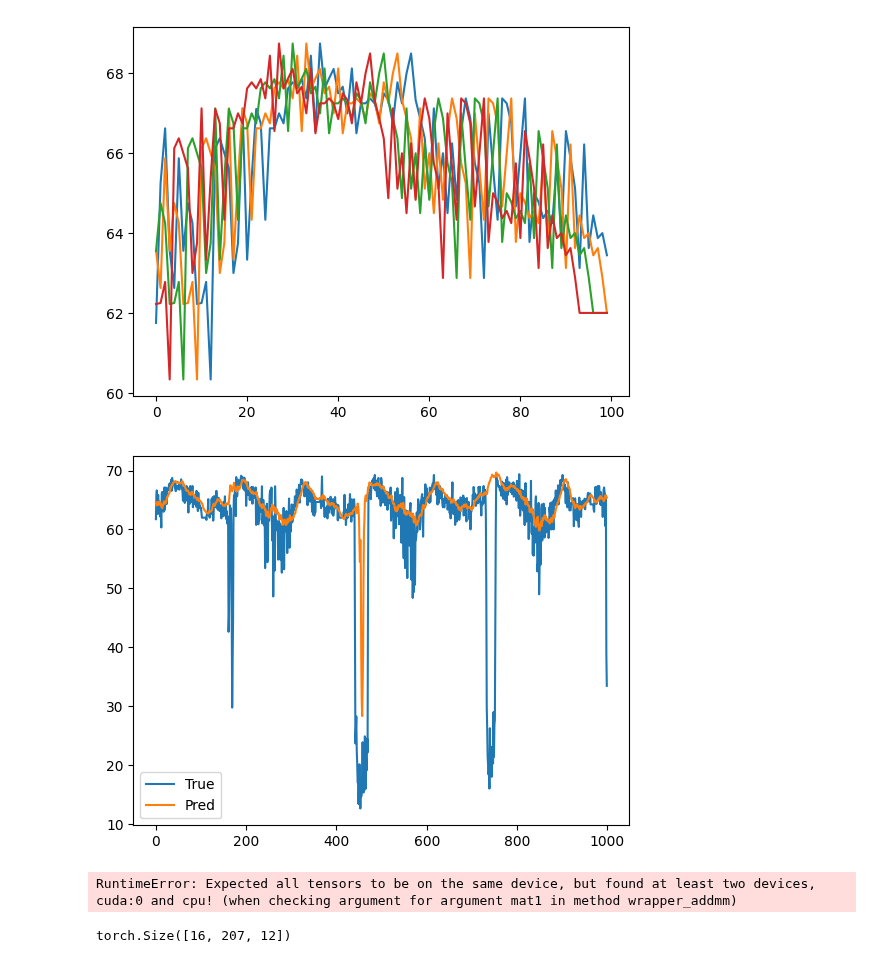
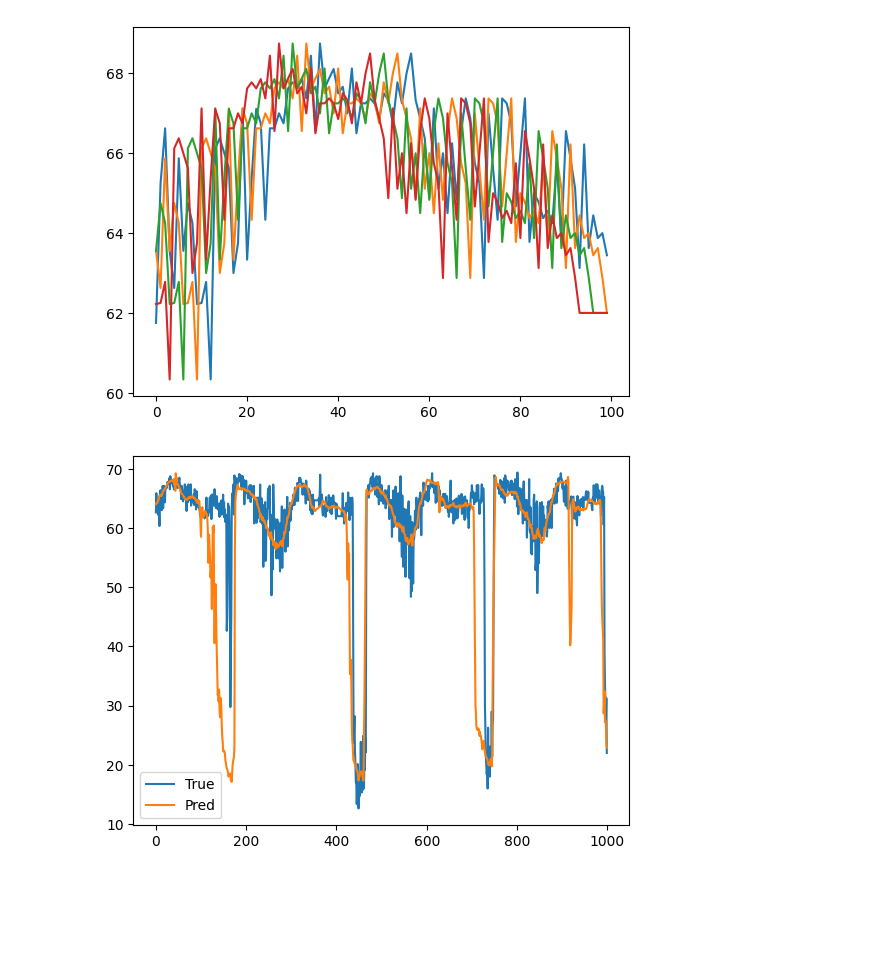
Before and after one commit to Mu-Bilal/Temporal-Graph-MLP-Mixer, a Jupyter notebook: src/TGMM-1/dev/inference_test.ipynb, the cells around one changed output. Saved outputs shown, nothing was run; the diff lists cells and outputs as text; code cells hidden in the pictures; blank space fills up the shorter version.

```diff
--- a/src/TGMM-1/dev/inference_test.ipynb
+++ b/src/TGMM-1/dev/inference_test.ipynb
@@ -10,7 +10,7 @@ sys.path.append(os.path.dirname(os.path.abspath('.')))
 
 from dev.utils import load_wandb_model
 
-model, cfg, train_loader, val_loader, test_loader, topo_data, metadata = load_wandb_model('5tcmz363', name='last.ckpt', device='cuda')
+model, cfg, train_loader, val_loader, test_loader, topo_data, metadata = load_wandb_model('e1nhw4vo', name='last.ckpt', device='cuda')
 # %% [output]
 Predicted raw dataset size: 1.36 GB
 Predicted raw dataset size: 1.36 GB
@@ -90,24 +90,12 @@ plt.plot(all_true[:total_steps, 0, ::3].detach().numpy(), label='True')
 # %%
 from matplotlib import pyplot as plt
 
-horizon_steps = 0
+horizon_steps = 4
 total_steps = 1000
 
 plt.plot(all_true[:total_steps, 0, horizon_steps].detach().numpy().T, label='True')
 plt.plot(all_preds[:total_steps, 0, horizon_steps].detach().numpy().T, label='Pred')
 plt.legend()
 plt.show()
 # %% [output]
-[figure, old version]
+[figure, new version]
-# %%
-pred = model(batch[0].to(device))
-true = batch[1].to(device)
-
-pred = pred * metadata['norm_std'] + metadata['norm_mean']
-true = true * metadata['norm_std'] + metadata['norm_mean']
-# %% [output]
-RuntimeError: Expected all tensors to be on the same device, but found at least two devices, cuda:0 and cpu! (when checking argument for argument mat1 in method wrapper_addmm)
-# %%
-true.shape
-# %% [output]
-torch.Size([16, 207, 12])
```
Also changed, not shown: parts of 12 cells of this notebook, 3 other files.
